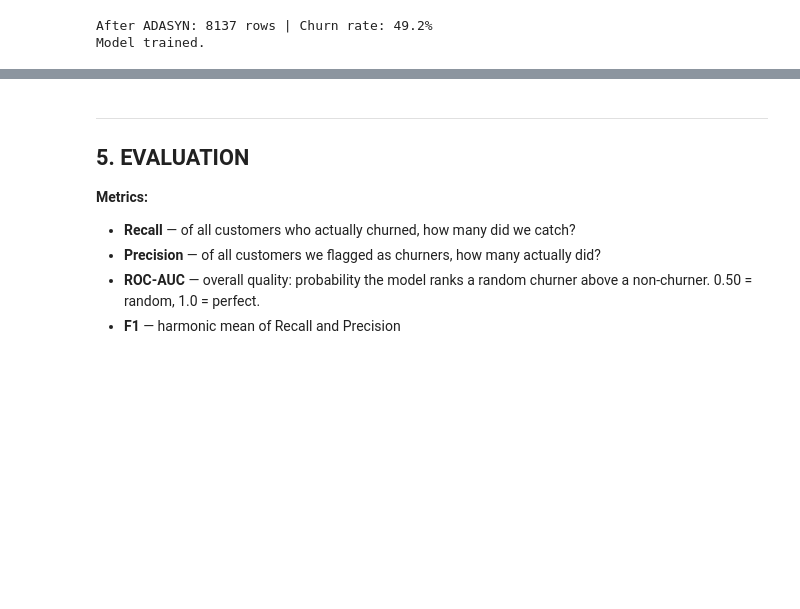
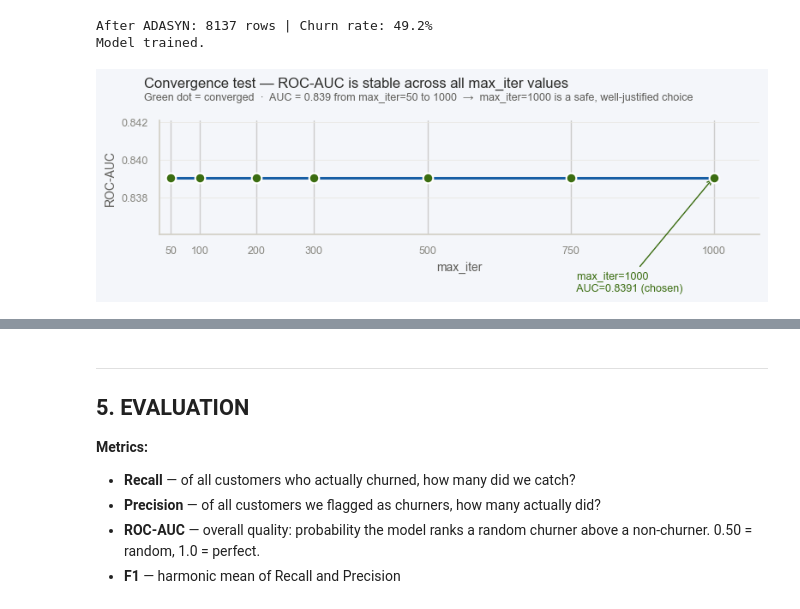
Before and after one commit to talesthury/htw_mpmd_2025_advanced_analytics_churn_prediction, a Jupyter notebook: notebook/telco_churn_crisp_dm.ipynb, the cells around one changed output, grey strips where cells are left out. Saved outputs shown, nothing was run; the diff lists cells and outputs as text; code cells hidden in the pictures; blank space fills up the shorter version.

```diff
--- a/notebook/telco_churn_crisp_dm.ipynb
+++ b/notebook/telco_churn_crisp_dm.ipynb
@@ -565,3 +565,72 @@ print('Model trained.')
 # %% [output]
 After ADASYN: 8137 rows | Churn rate: 49.2%
 Model trained.
+# %%
+# ── CONVERGENCE TEST — does max_iter matter? ───────────────────────────────────
+import warnings
+from sklearn.exceptions import ConvergenceWarning
+import matplotlib.pyplot as plt
+import numpy as np
+
+iter_values = [50, 100, 200, 300, 500, 750, 1000]
+auc_scores  = []
+converged   = []
+
+for n in iter_values:
+    with warnings.catch_warnings(record=True) as w:
+        warnings.simplefilter("always")
+        m = LogisticRegression(max_iter=n, random_state=42)
+        m.fit(X_train_res, y_train_res)
+        did_converge = not any(issubclass(x.category, ConvergenceWarning) for x in w)
+    auc = roc_auc_score(y_test, m.predict_proba(X_test_scaled)[:, 1])
+    auc_scores.append(auc)
+    converged.append(did_converge)
+
+fig, ax = plt.subplots(figsize=(8, 3.5))
+fig.patch.set_facecolor('#F4F6FA')
+ax.set_facecolor('#F4F6FA')
+
+ax.plot(iter_values, auc_scores,
+        color='#185FA5', linewidth=2.2, zorder=3)
+
+for x, y, c in zip(iter_values, auc_scores, converged):
+    ax.scatter(x, y, s=70, zorder=5,
+               color='#3B6D11' if c else '#E24B4A',
+               edgecolors='white', linewidths=1.5)
+
+# annotate the chosen value
+ax.annotate(f'  max_iter=1000\n  AUC={auc_scores[-1]:.4f} (chosen)',
+            xy=(1000, auc_scores[-1]),
+            xytext=(750, auc_scores[-1] - 0.006),
+            fontsize=9, color='#3B6D11',
+            arrowprops=dict(arrowstyle='->', color='#3B6D11', lw=1))
+
+# y-axis zoom — the key visual move
+margin = 0.003
+ax.set_ylim(min(auc_scores) - margin, max(auc_scores) + margin)
+ax.set_xlim(30, 1080)
+ax.set_xticks(iter_values)
+ax.set_xlabel('max_iter', fontsize=10, color='#5F5E5A')
+ax.set_ylabel('ROC-AUC', fontsize=10, color='#5F5E5A')
+
+for spine in ['top', 'right']: ax.spines[spine].set_visible(False)
+ax.spines['left'].set_color('#D3D1C7')
+ax.spines['bottom'].set_color('#D3D1C7')
+ax.yaxis.grid(True, color='#E8E6DF', linewidth=0.5)
+ax.set_axisbelow(True)
+ax.tick_params(colors='#888780', labelsize=9)
+
+fig.text(0.08, 0.97,
+         'Convergence test — ROC-AUC is stable across all max_iter values',
+         fontsize=12, fontweight='500', color='#2C2C2A', va='top')
+fig.text(0.08, 0.92,
+         'Green dot = converged  ·  AUC = 0.839 from max_iter=50 to 1000  →  '
+         'max_iter=1000 is a safe, well-justified choice',
+         fontsize=9, color='#5F5E5A', va='top')
+
+plt.tight_layout(rect=[0, 0, 1, 0.88])
+plt.savefig('convergence_test.png', dpi=150,
+            bbox_inches='tight', facecolor=fig.get_facecolor())
+plt.show()
+# %% [output]
+[figure, added]
```
Also changed, not shown: parts of 3 cells of this notebook.
